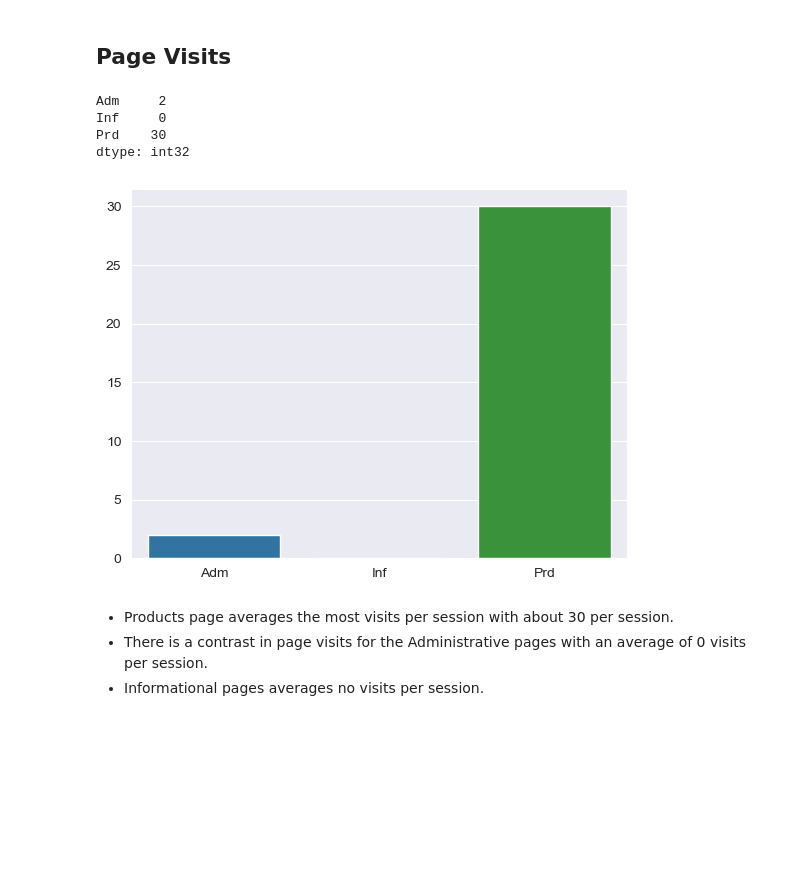
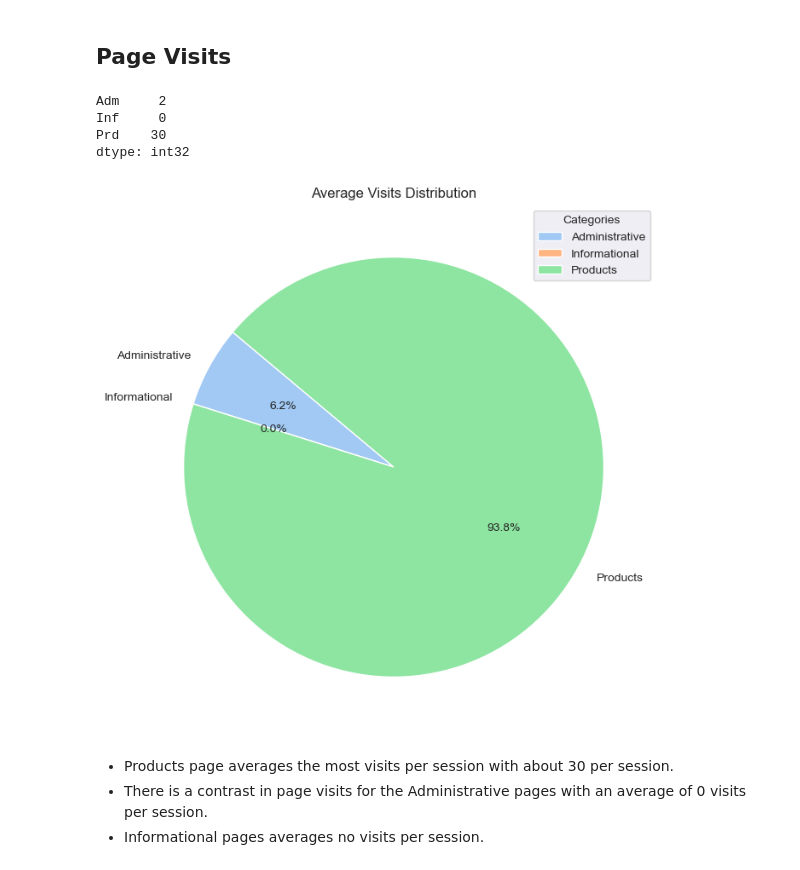
Before and after one commit to ericks-on/Online-Shoppers-logistic-regression-model, a Jupyter notebook: index.ipynb, the cells around one changed output. Cells and saved outputs as stored; diff of their text form; code cells hidden in the pictures; blank space fills up the shorter version.

```diff
--- a/index.ipynb
+++ b/index.ipynb
@@ -113,20 +113,33 @@ df
 449913 rows × 18 columns
 # %% [markdown]
 ## Page Visits
-# %%
-page_visits = df[['Adm', 'Inf', 'Prd']]
-
-# plotting the average page visits per session
-avg_visits = page_visits.mean().astype(int)
-print(avg_visits)
-
-sns.barplot(x=avg_visits.index, y=avg_visits);
-# %% [output]
-Adm     2
-Inf     0
-Prd    30
-dtype: int32
-[figure, removed]
+# %%
+page_visits = df[['Adm', 'Inf', 'Prd']]
+
+# plotting the average page visits per session
+avg_visits = page_visits.mean().astype(int)
+print(avg_visits)
+
+
+full_names = {'Inf': 'Informational',
+              'Adm': 'Administrative', 'Prd': 'Products'}
+colors = sns.color_palette('pastel')  # Seaborn color palette
+
+plt.figure(figsize=(8, 8))  # Optional: Set the figure size
+plt.pie(avg_visits, labels=avg_visits.index.map(full_names),
+        autopct='%1.1f%%', startangle=140, colors=colors)
+
+# Add a custom legend
+plt.legend(title="Categories", loc="best")
+
+plt.title('Average Visits Distribution')
+plt.show()
+# %% [output]
+Adm     2
+Inf     0
+Prd    30
+dtype: int32
+[figure, added]
 # %% [markdown]
 - Products page averages the most visits per session with about 30 per session.
 - There is a contrast in page visits for the Administrative pages with an average of 0 visits per session.
```
Also changed, not shown: parts of 10 cells of this notebook, 1 other file.
